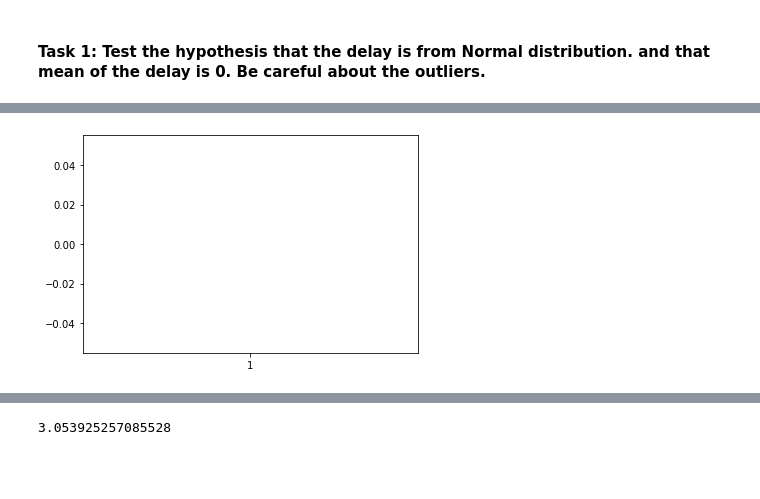
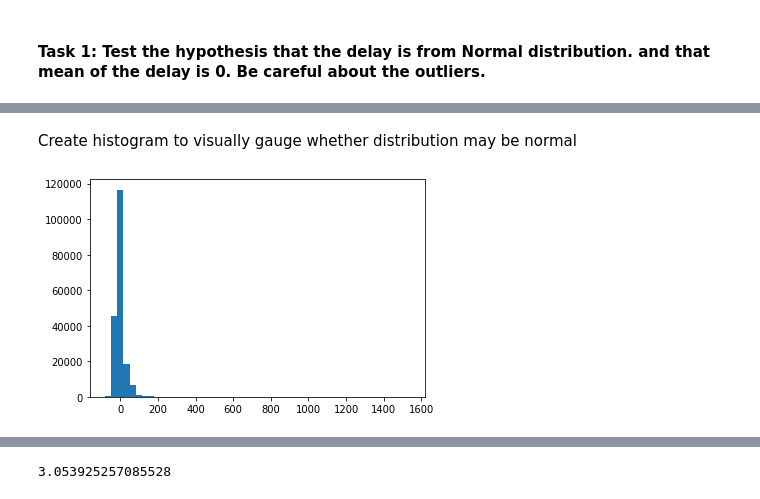
Before and after one commit to 538455/LHL_MidTermProject-Flight-Delay-Predictions, a Jupyter notebook: src/ipynb/Step_1-Exploratory_analysis.ipynb, the cells around one changed output, grey strips where cells are left out. Cells and saved outputs as stored; diff of their text form; code cells hidden in the pictures; blank space fills up the shorter version.

```diff
--- a/src/ipynb/Step_1-Exploratory_analysis.ipynb
+++ b/src/ipynb/Step_1-Exploratory_analysis.ipynb
@@ -188,3 +17,7 @@ flights_sample = df
+# %%
+#flights_sample = pd.read_csv("../../data/raw/200K_random_flights(26Nov).csv", index_col=None)
+# Importing Enriched data instead
+flights_sample = pd.read_csv("../../data/raw/Enriched-flights_sample.csv", index_col=None)
 # %%
 delayed_flights = flights_sample[flights_sample['Arrival Delay (minutes)'] > 0]
 delayed_flights.shape
@@ -378,9 +195,8 @@ flights_sample.shape
+# %% [markdown]
+Create histogram to visually gauge whether distribution may be normal
 # %%
 fig, ax = plt.subplots()
-ax.boxplot(flights_sample['Arrival Delay (minutes)'])
+ax.hist(flights_sample['Arrival Delay (minutes)'], bins=50)
 plt.show()
-
-df = sns.load_dataset("titanic")
-sns.boxplot(x=df["age"])
 # %% [output]
-[figure, old version]
+[figure, new version]
```
Also changed, not shown: parts of 30 cells of this notebook, 1 other file.
